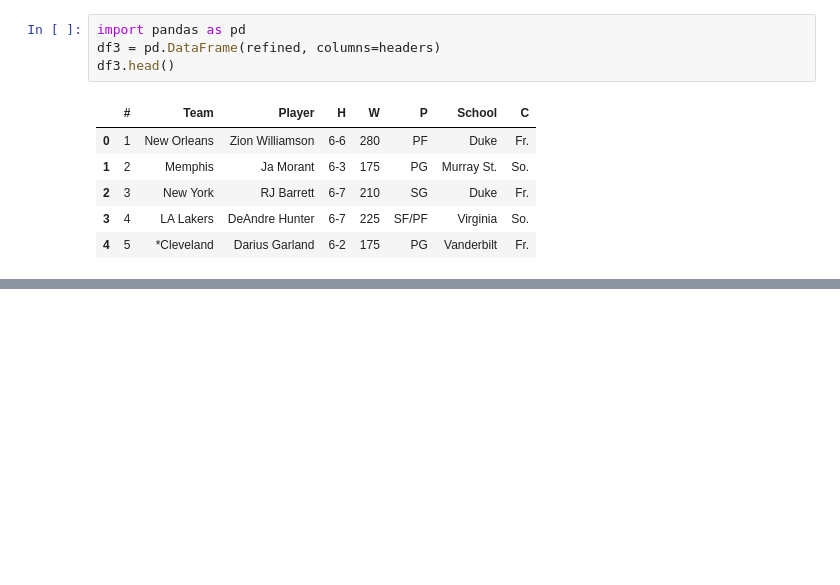
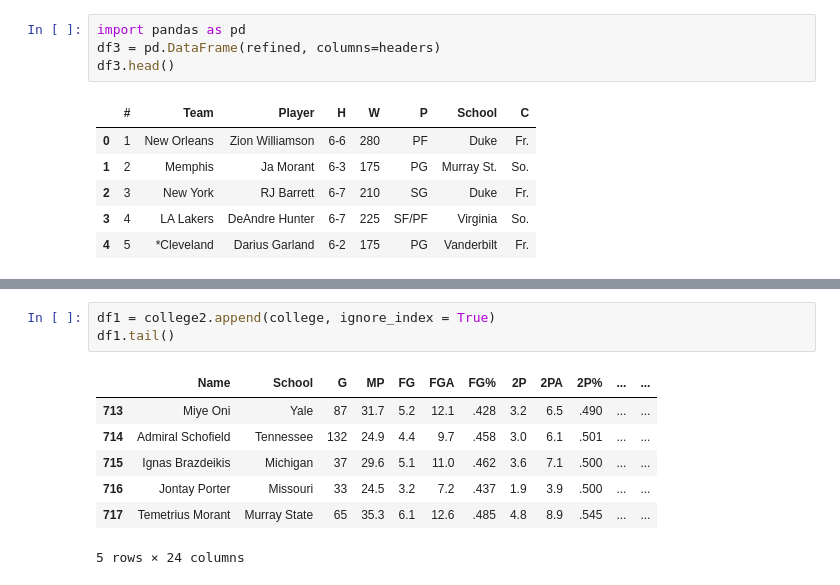
Before and after one commit to cc506/NBADrafteesAnalysis, a Jupyter notebook: Draft Round Scraping.ipynb, the cells around one changed output, grey strips where cells are left out. Drawn from its saved outputs; the diff is of its cells as text; blank space fills up the shorter version.

```diff
--- a/Draft Round Scraping.ipynb
+++ b/Draft Round Scraping.ipynb
@@ -154,0 +361,11 @@ df3.to_csv("2019MockDraftData.csv")
+# %%
+df1 = college2.append(college, ignore_index = True)
+df1.tail()
+# %% [output]
+|  | Name | School | G | MP | FG | FGA | FG% | 2P | 2PA | 2P% | ... | ... |
+| 713 | Miye Oni | Yale | 87 | 31.7 | 5.2 | 12.1 | .428 | 3.2 | 6.5 | .490 | ... | ... |
+| 714 | Admiral Schofield | Tennessee | 132 | 24.9 | 4.4 | 9.7 | .458 | 3.0 | 6.1 | .501 | ... | ... |
+| 715 | Ignas Brazdeikis | Michigan | 37 | 29.6 | 5.1 | 11.0 | .462 | 3.6 | 7.1 | .500 | ... | ... |
+| 716 | Jontay Porter | Missouri | 33 | 24.5 | 3.2 | 7.2 | .437 | 1.9 | 3.9 | .500 | ... | ... |
+| 717 | Temetrius Morant | Murray State | 65 | 35.3 | 6.1 | 12.6 | .485 | 4.8 | 8.9 | .545 | ... | ... |
+5 rows × 24 columns
```
Also changed, not shown: parts of 60 cells of this notebook.
